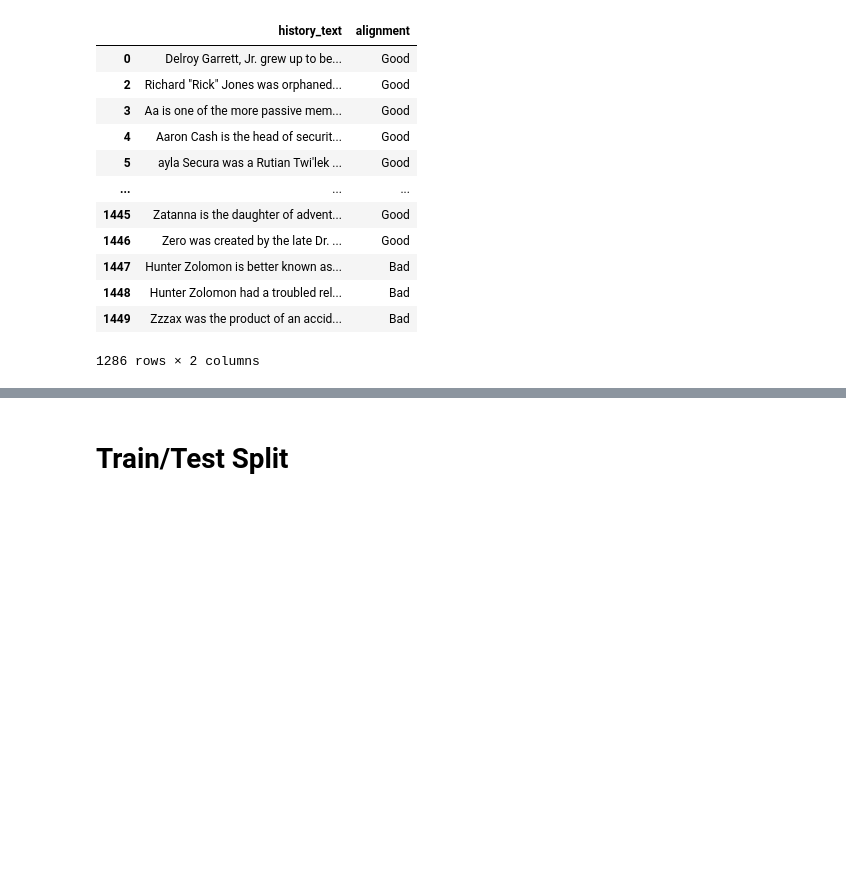
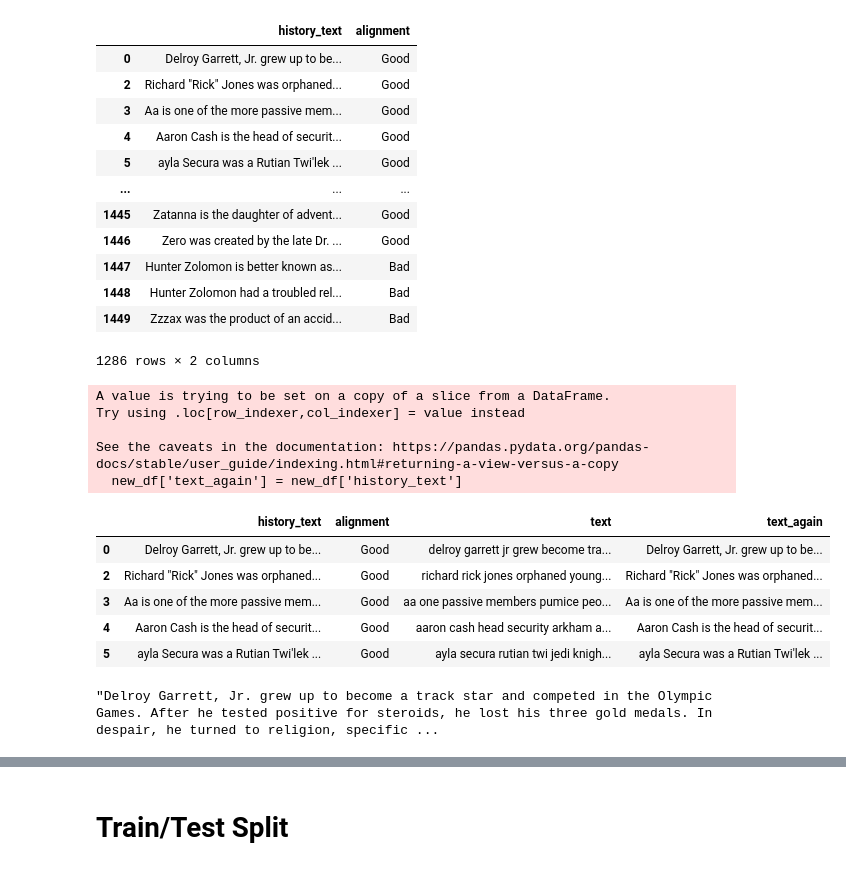
Before and after one commit to twhipple/Superhero_NLP, a Jupyter notebook: Superhero_NLP_Notebook.ipynb, the cells around one changed output, grey strips where cells are left out. Saved outputs shown, nothing was run; the diff lists cells and outputs as text; code cells hidden in the pictures; blank space fills up the shorter version.

```diff
--- a/Superhero_NLP_Notebook.ipynb
+++ b/Superhero_NLP_Notebook.ipynb
@@ -540,3 +540,22 @@ new_df.dropna()
 | 1448 | Hunter Zolomon had a troubled rel... | Bad |
 | 1449 | Zzzax was the product of an accid... | Bad |
 1286 rows × 2 columns
+# %%
+new_df['text_again'] = new_df['history_text']
+new_df.head()
+# %% [output]
+A value is trying to be set on a copy of a slice from a DataFrame.
+Try using .loc[row_indexer,col_indexer] = value instead
+
+See the caveats in the documentation: https://pandas.pydata.org/pandas-docs/stable/user_guide/indexing.html#returning-a-view-versus-a-copy
+  new_df['text_again'] = new_df['history_text']
+|  | history_text | alignment | text | text_again |
+| 0 | Delroy Garrett, Jr. grew up to be... | Good | delroy garrett jr grew become tra... | Delroy Garrett, Jr. grew up to be... |
+| 2 | Richard "Rick" Jones was orphaned... | Good | richard rick jones orphaned young... | Richard "Rick" Jones was orphaned... |
+| 3 | Aa is one of the more passive mem... | Good | aa one passive members pumice peo... | Aa is one of the more passive mem... |
+| 4 | Aaron Cash is the head of securit... | Good | aaron cash head security arkham a... | Aaron Cash is the head of securit... |
+| 5 | ayla Secura was a Rutian Twi'lek ... | Good | ayla secura rutian twi jedi knigh... | ayla Secura was a Rutian Twi'lek ... |
+# %%
+new_df.text_again[0]
+# %% [output]
+"Delroy Garrett, Jr. grew up to become a track star and competed in the Olympic Games. After he tested positive for steroids, he lost his three gold medals. In despair, he turned to religion, specific ...
```
Also changed, not shown: parts of 37 cells of this notebook.
